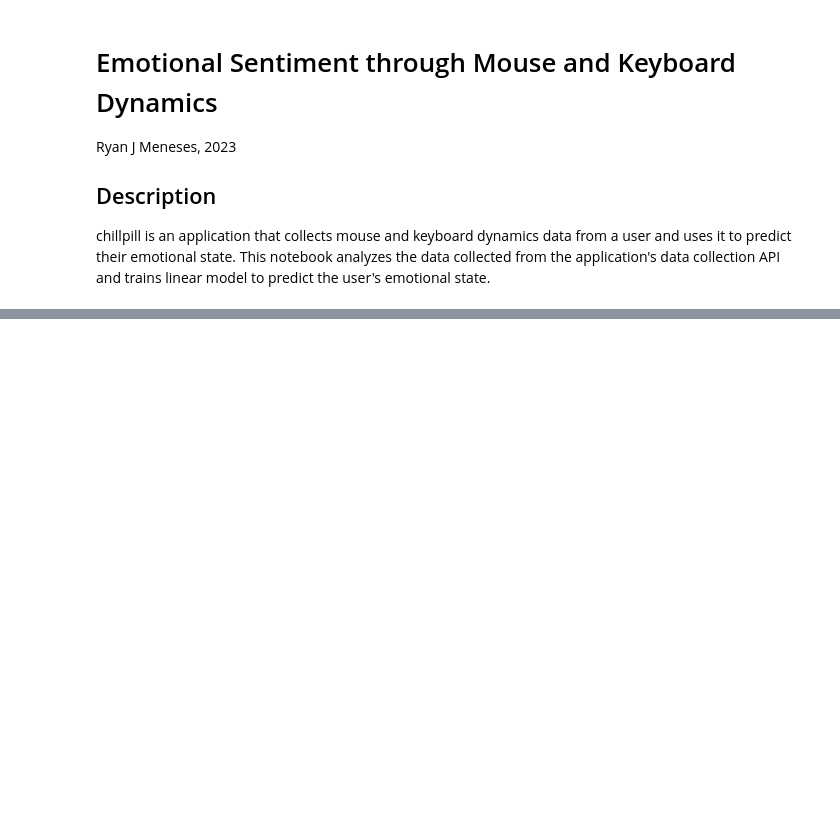
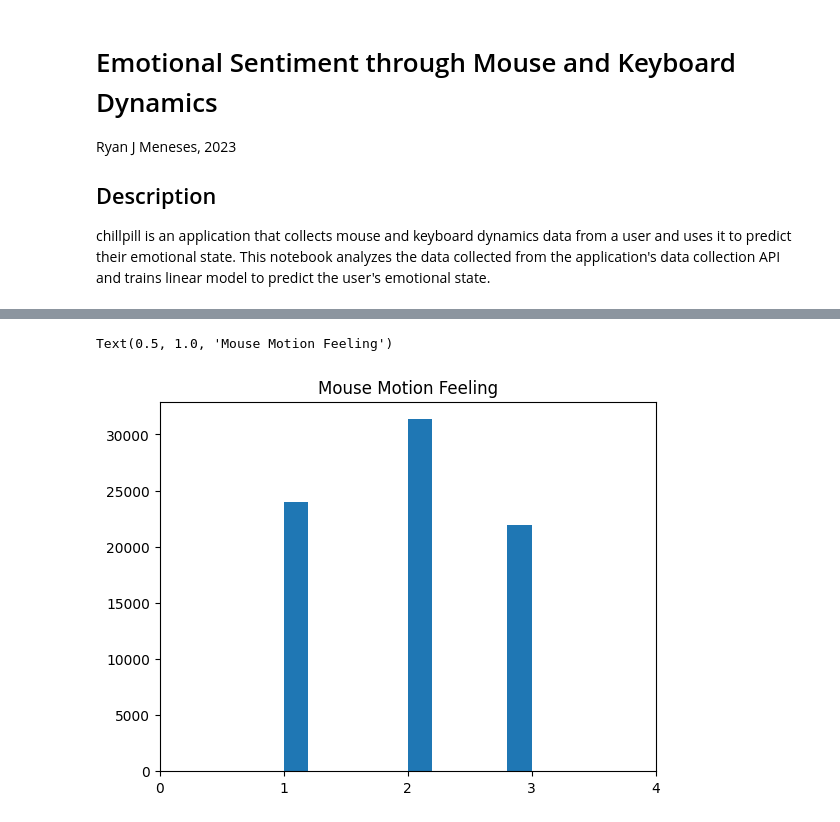
Before and after one commit to hiyaryan/chillpill, a Jupyter notebook: tracking.ipynb, the cells around one changed output, grey strips where cells are left out. Saved outputs shown, nothing was run; the diff lists cells and outputs as text; code cells hidden in the pictures; blank space fills up the shorter version.

```diff
--- a/tracking.ipynb
+++ b/tracking.ipynb
@@ -165,0 +166,4 @@ plt.show()
+# %%
+# separate input_type 1 from the first dataframe in the tracking_data array into a new dataframe
+input_type_1 = tracking_data[0][tracking_data[0]["input_type"] == 1]
+input_type_1.head()
@@ -165,0 +177,9 @@ plt.show()
+# %%
+# create a histogram of the input_type 1 dataframe with respect to feeling
+plt.hist(input_type_1["feeling"])
+plt.xticks(range(5))
+
+plt.title("Mouse Motion Feeling")
+# %% [output]
+Text(0.5, 1.0, 'Mouse Motion Feeling')
+[figure, added]
```
Also changed, not shown: parts of 18 cells of this notebook, 2 other files.
